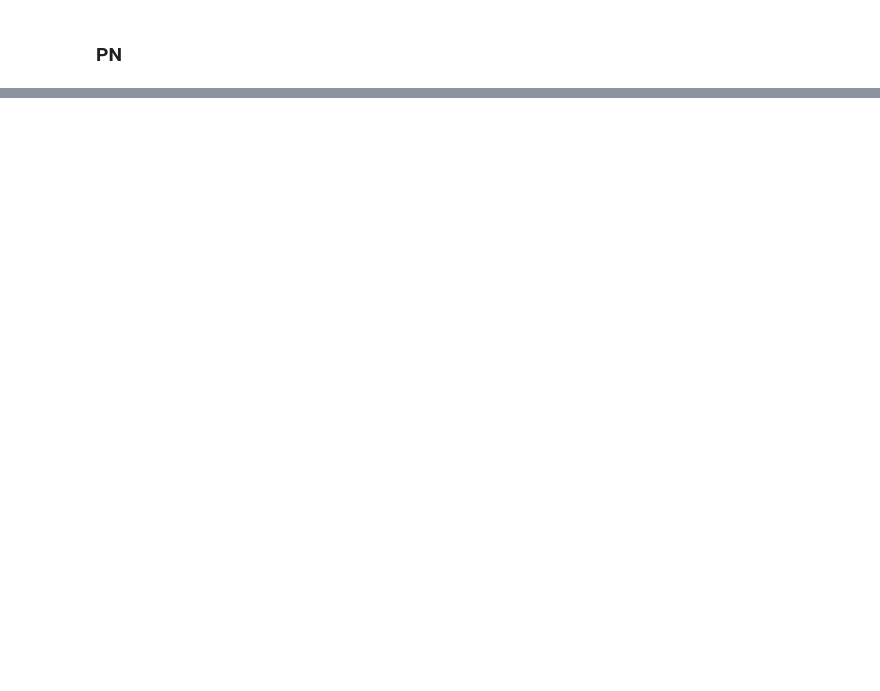
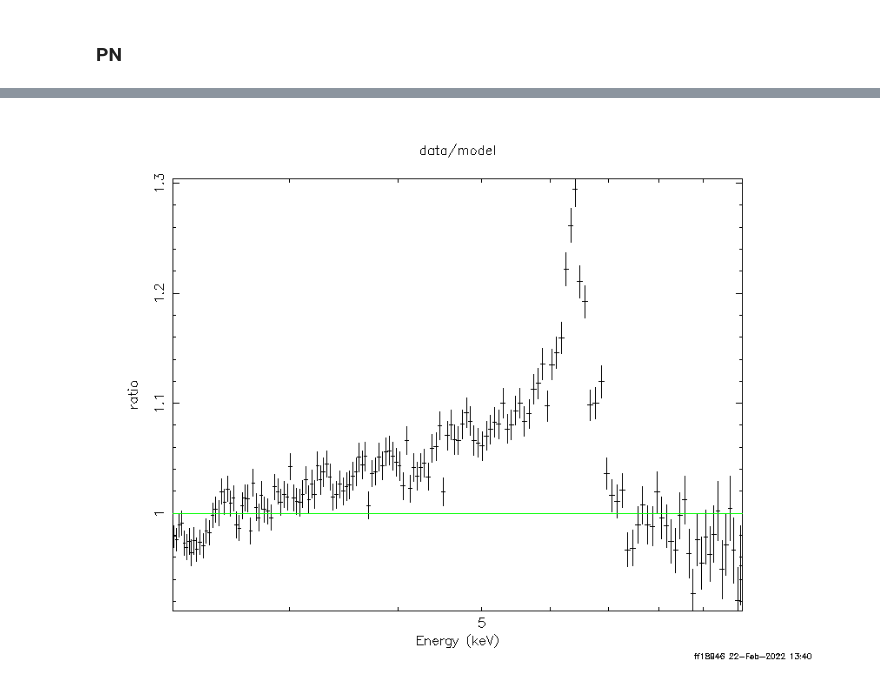
Before and after one commit to J-A-Marshall/XMM-Analysis-Logbook, a Jupyter notebook: myjupbook/src/Comb_spec.ipynb, the cells around one changed output, grey strips where cells are left out. Drawn from its saved outputs; the diff is of its cells as text; code cells hidden in the pictures; blank space fills up the shorter version.

```diff
--- a/myjupbook/src/Comb_spec.ipynb
+++ b/myjupbook/src/Comb_spec.ipynb
@@ -24,0 +41,4 @@ backscale spectrumset=301_pn_source_spectrum.ds badpixlocation=EPIC_filt_time.fi
+# %%
+Image(filename="comb_figs/pn_combined_ratio.png")
+# %% [output]
+[figure, added]
```
Also changed, not shown: parts of 15 cells of this notebook, 18 other files.
